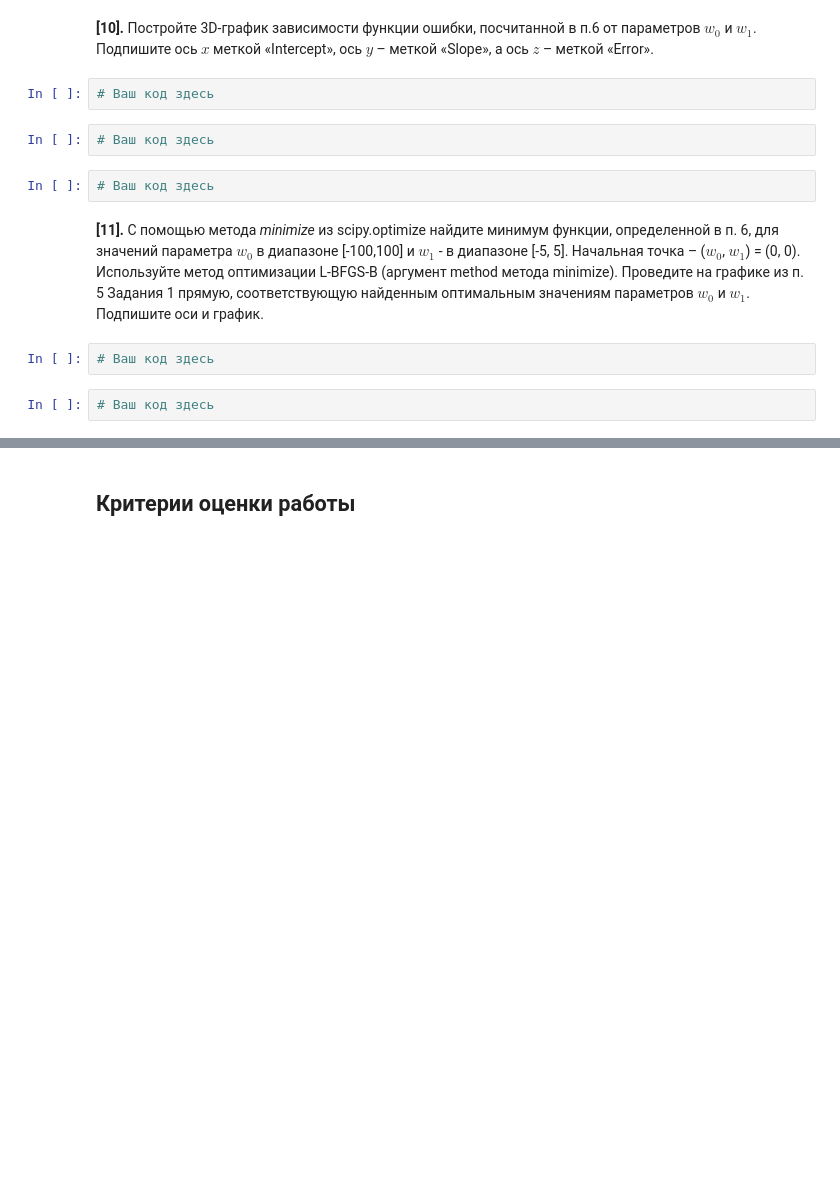
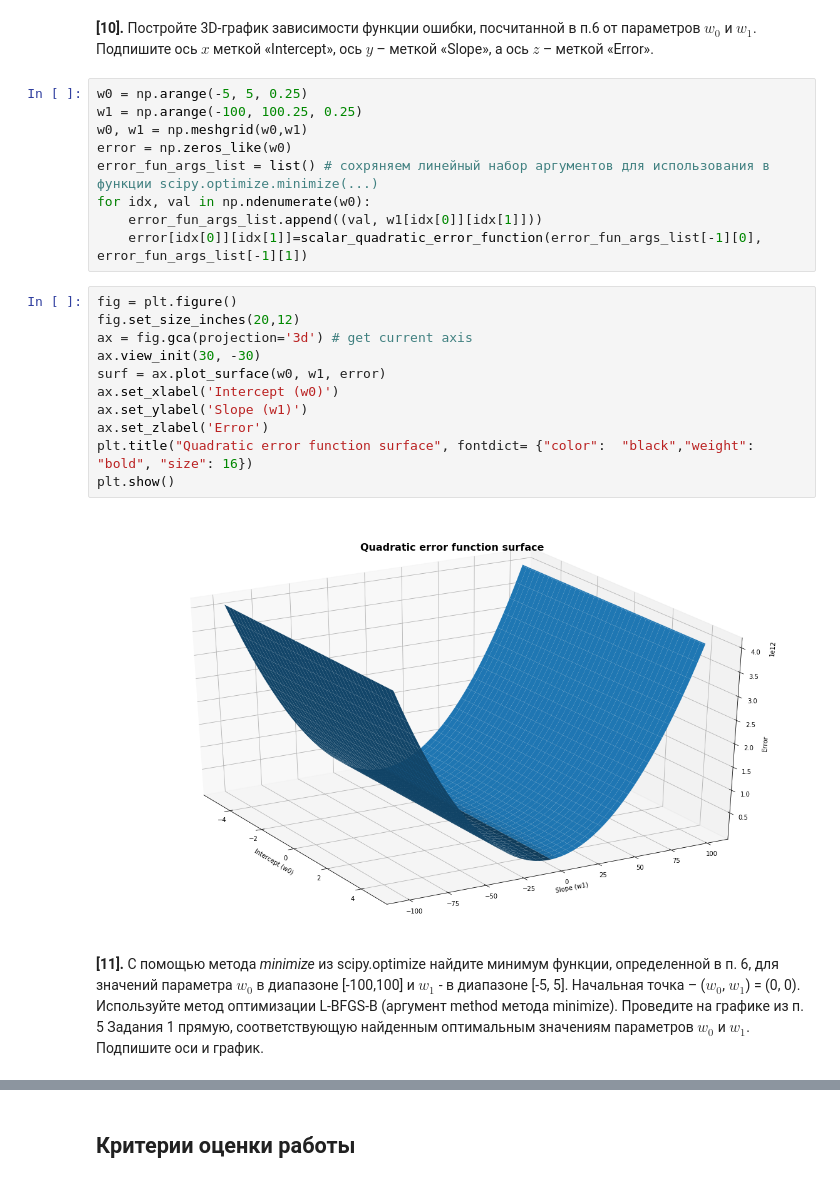
Before and after one commit to avikulin/PythonMath, a Jupyter notebook: Yandex ML Course #2/Labs/linreg_height_weight.ipynb, the cells around one changed output, grey strips where cells are left out. Saved outputs shown, nothing was run; the diff lists cells and outputs as text; blank space fills up the shorter version.

```diff
--- a/Yandex ML Course #2/Labs/linreg_height_weight.ipynb
+++ b/Yandex ML Course #2/Labs/linreg_height_weight.ipynb
@@ -195,14 +273,26 @@ plt.show()
 # %% [markdown]
 **[10].** Постройте 3D-график зависимости функции ошибки, посчитанной в п.6 от параметров $w_0$ и $w_1$. Подпишите ось $x$ меткой «Intercept», ось $y$ – меткой «Slope», a ось $z$ – меткой «Error».
-# %%
-# Ваш код здесь
-# %%
-# Ваш код здесь
-# %%
-# Ваш код здесь
+# %%
+w0 = np.arange(-5, 5, 0.25)
+w1 = np.arange(-100, 100.25, 0.25)
+w0, w1 = np.meshgrid(w0,w1)
+error = np.zeros_like(w0)
+error_fun_args_list = list() # сохряняем линейный набор аргументов для использования в функции scipy.optimize.minimize(...)
+for idx, val in np.ndenumerate(w0):
+    error_fun_args_list.append((val, w1[idx[0]][idx[1]]))
+    error[idx[0]][idx[1]]=scalar_quadratic_error_function(error_fun_args_list[-1][0], error_fun_args_list[-1][1])
+# %%
+fig = plt.figure()
+fig.set_size_inches(20,12)
+ax = fig.gca(projection='3d') # get current axis
+ax.view_init(30, -30)
+surf = ax.plot_surface(w0, w1, error)
+ax.set_xlabel('Intercept (w0)')
+ax.set_ylabel('Slope (w1)')
+ax.set_zlabel('Error')
+plt.title("Quadratic error function surface", fontdict= {"color":  "black","weight": "bold", "size": 16})
+plt.show()
+# %% [output]
+[figure, added]
 # %% [markdown]
 **[11].** С помощью метода *minimize* из scipy.optimize найдите минимум функции, определенной в п. 6, для значений параметра $w_0$ в диапазоне [-100,100] и $w_1$ - в диапазоне [-5, 5]. Начальная точка – ($w_0$, $w_1$) = (0, 0). Используйте метод оптимизации L-BFGS-B (аргумент method метода minimize). Проведите на графике из п. 5 Задания 1 прямую, соответствующую найденным оптимальным значениям параметров $w_0$ и $w_1$. Подпишите оси и график.
-# %%
-# Ваш код здесь
-# %%
-# Ваш код здесь
```
Also changed, not shown: parts of 19 cells of this notebook, 4 other files.
